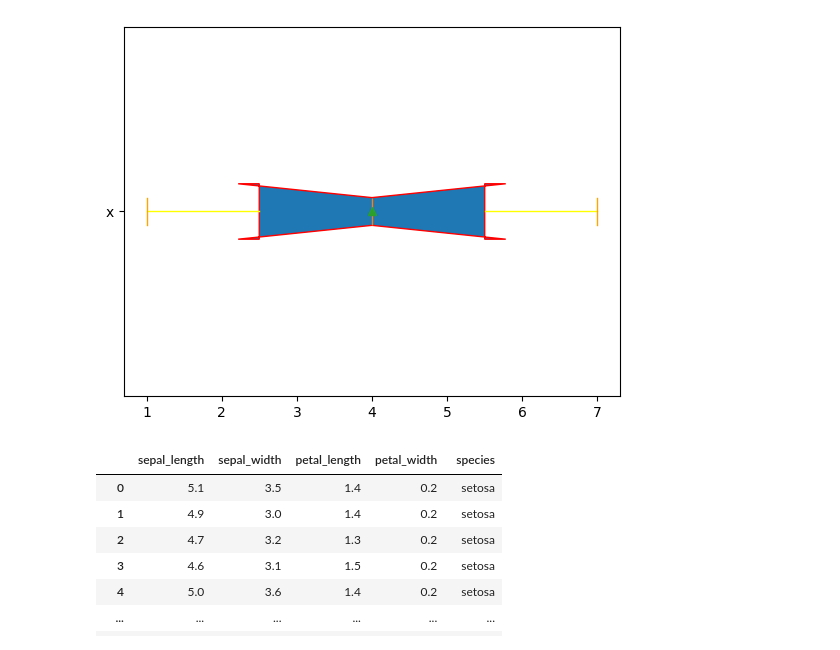
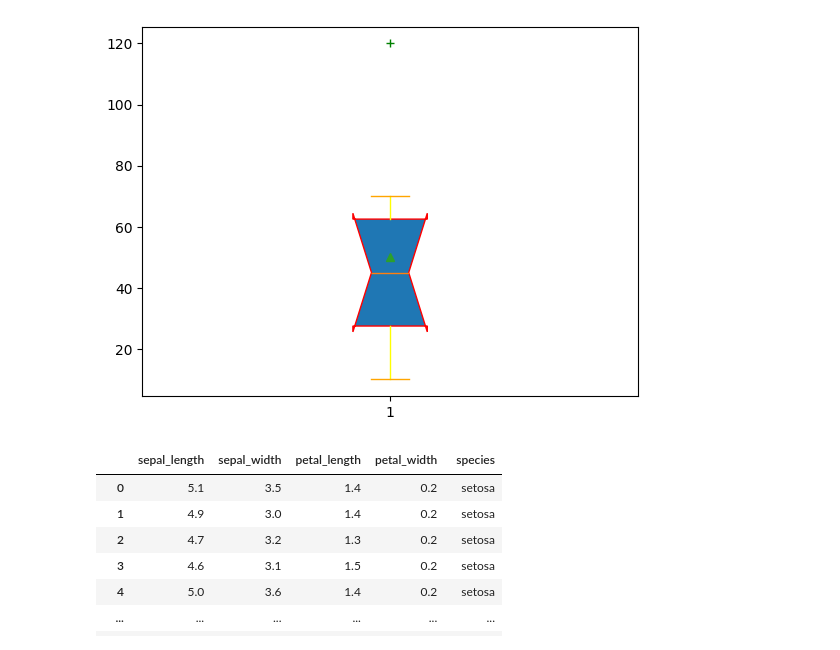
Before and after one commit to Rudra18GTHB/Codes, a Jupyter notebook: Visualization/Exp9.ipynb, the cells around one changed output. Cells and saved outputs as stored; diff of their text form; code cells hidden in the pictures.

```diff
--- a/Visualization/Exp9.ipynb
+++ b/Visualization/Exp9.ipynb
@@ -4,10 +4,10 @@ import matplotlib.pyplot as plt
 import pandas as pd
 import seaborn as sns;
 # %%
-plt.boxplot([1,2,3,4,5,6,7],vert=False,notch=True,showmeans=True,patch_artist=True,boxprops={'color':"red"},capprops={'color':'Orange'},whiskerprops={'color':'Yellow'},labels=["x"])
+plt.boxplot([10,20,30,40,50,60,70,120],vert=True,notch=True,showmeans=True,patch_artist=True,boxprops={'color':"red"},capprops={'color':'Orange'},whiskerprops={'color':'Yellow'},sym="g+")
 plt.show()
 # %% [output]
-[figure, old version]
+[figure, new version]
 # %%
 df=sns.load_dataset("iris")
 df
```
Also changed, not shown: parts of 1 cell of this notebook.
